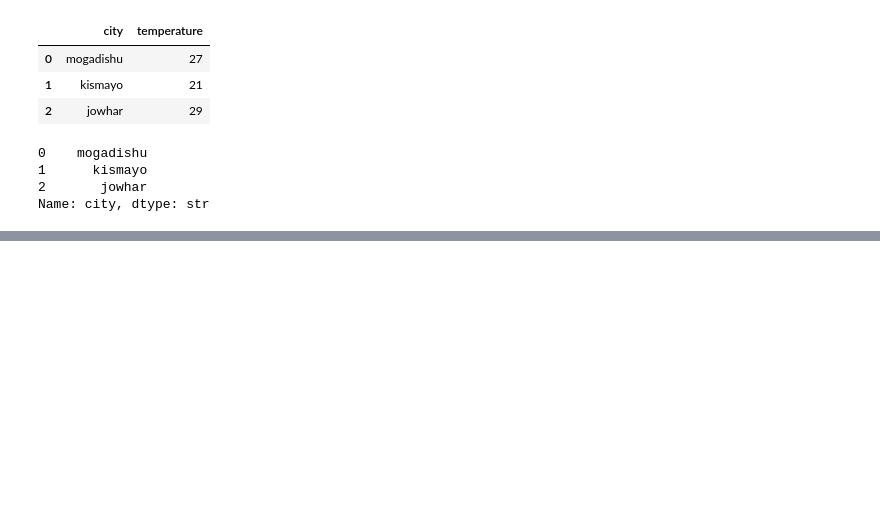
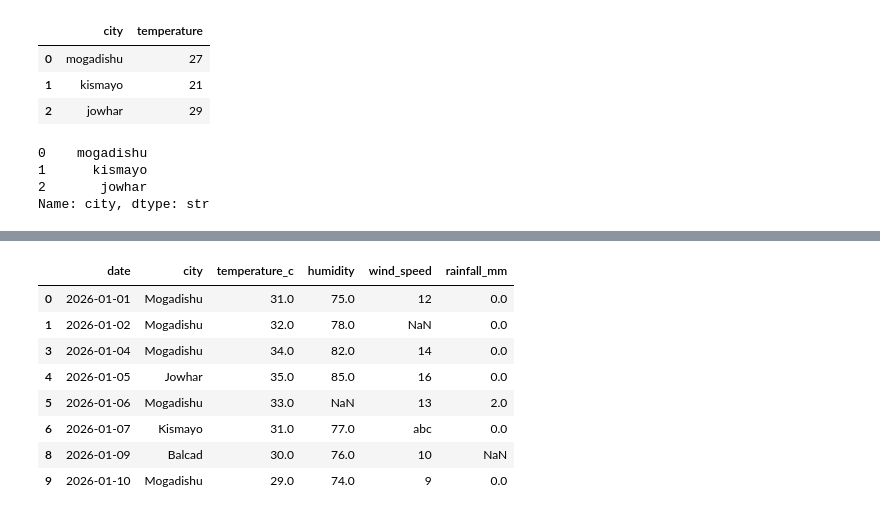
Before and after one commit to marshaale/learn-pandas, a Jupyter notebook: notebook.ipynb, the cells around one changed output, grey strips where cells are left out. Saved outputs shown, nothing was run; the diff lists cells and outputs as text; code cells hidden in the pictures; blank space fills up the shorter version.

```diff
--- a/notebook.ipynb
+++ b/notebook.ipynb
@@ -362,0 +365,3 @@ Name: city, dtype: str
+# %%
+df = pd.read_csv("weather.csv")
+df
@@ -362,0 +380,12 @@ Name: city, dtype: str
+# %%
+df[df['temperature_c'] > 23]
+# %% [output]
+|  | date | city | temperature_c | humidity | wind_speed | rainfall_mm |
+| 0 | 2026-01-01 | Mogadishu | 31.0 | 75.0 | 12 | 0.0 |
+| 1 | 2026-01-02 | Mogadishu | 32.0 | 78.0 | NaN | 0.0 |
+| 3 | 2026-01-04 | Mogadishu | 34.0 | 82.0 | 14 | 0.0 |
+| 4 | 2026-01-05 | Jowhar | 35.0 | 85.0 | 16 | 0.0 |
+| 5 | 2026-01-06 | Mogadishu | 33.0 | NaN | 13 | 2.0 |
+| 6 | 2026-01-07 | Kismayo | 31.0 | 77.0 | abc | 0.0 |
+| 8 | 2026-01-09 | Balcad | 30.0 | 76.0 | 10 | NaN |
+| 9 | 2026-01-10 | Mogadishu | 29.0 | 74.0 | 9 | 0.0 |
```
Also changed, not shown: parts of 5 cells of this notebook, 1 other file.
